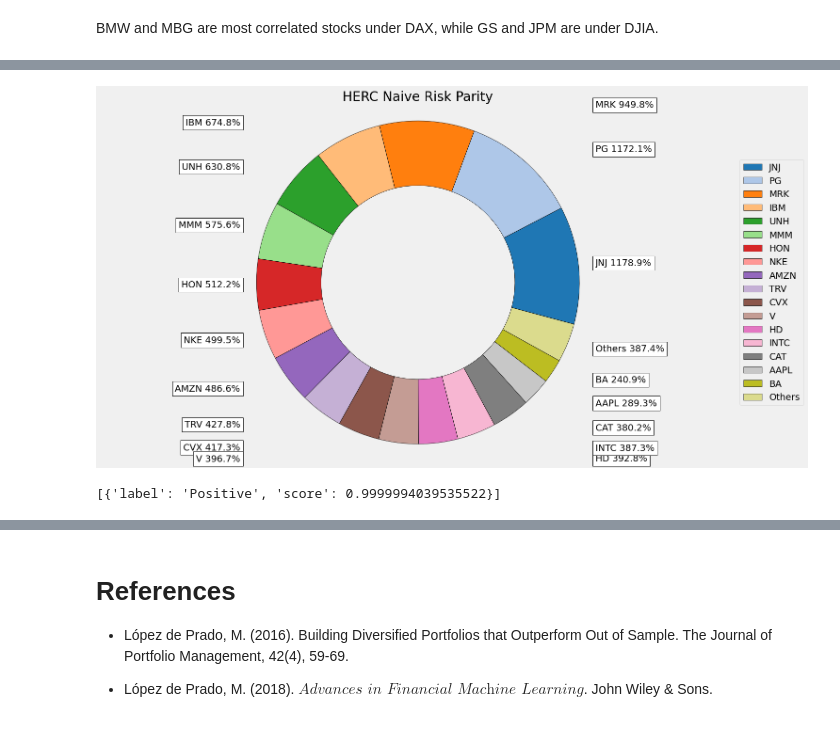
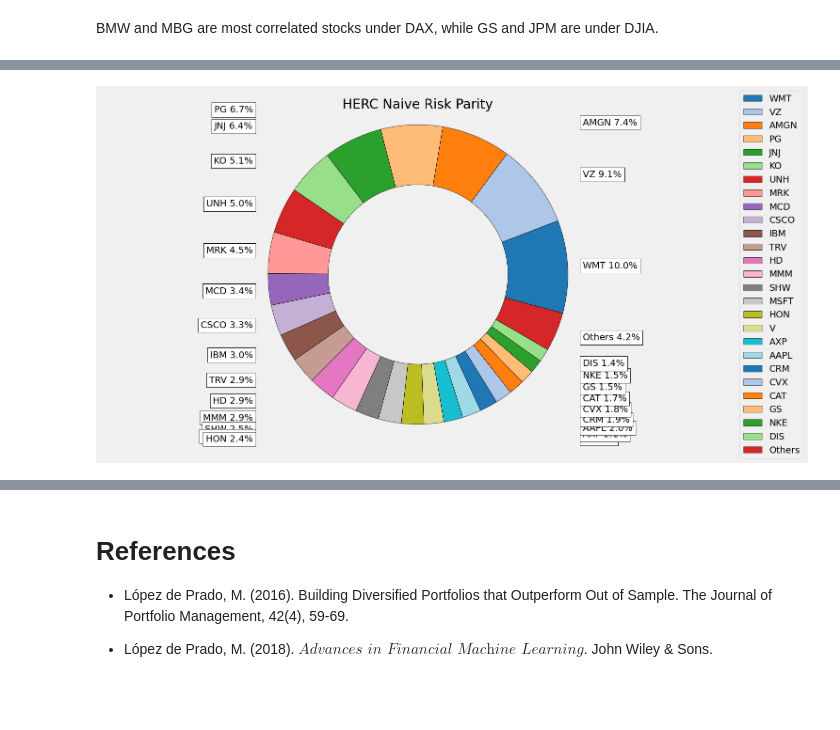
Before and after one commit to GildasTaliah/RiskBasedOptimz, a Jupyter notebook: PCAClustOptimzRets.ipynb, the cells around one changed output, grey strips where cells are left out. Cells and saved outputs as stored; diff of their text form; code cells hidden in the pictures; blank space fills up the shorter version.

```diff
--- a/PCAClustOptimzRets.ipynb
+++ b/PCAClustOptimzRets.ipynb
@@ -771,0 +777,4 @@ display(w.T)
+# %%
+# Functions to compute rolling return spread
+def max_min_spread(df: pd.DataFrame):
+  return df.max() - df.min()
@@ -771,0 +906,24 @@ display(w.T)
+# %%
+# DJIA
+clusters_us = pd.DataFrame({'labels': labels_us, 'column_name': kmeans_data_us.index}).sort_values(by = 'labels')
+
+
+# Group the labels
+clusters = clusters_us.groupby('labels')['column_name'].apply(list).to_dict()
+
+# Now for each cluster, compute an equally weighted portfolio
+# compute in-sample results for each cluster
+rets_clusters_is = {}
+for key, value in clusters.items():
+  data = Returns['DJIA-30'][value]
+  rets_clusters_is[key] = data.mean(axis = 1)
+  #print(key, value)
+print('Number of observation, In-Sample: ',len(Returns['DJIA-30']), '\n')
+
+# Compute and store clusters weights
+rets_clusters = {}
+for key, value in clusters.items():
+  data = Returns_test['DJIA-30'][value]
+  rets_clusters[key] = data.mean(axis = 1)
+  print(key, value)
+print('Number of observation, Out-Sample: ', len(Returns_test['DJIA-30']))
@@ -962,0 +1102,11 @@ np.transpose(W_df)
+# %%
+#HRP
+W  =   {key: HRP_w(returns) for key, returns in Returns.items()}
+W_de = W['DAX-40']
+W_de.column = 'DAX-40 Weights'
+
+
+W_us = W['DJIA-30']
+W_us.column = ['Ticker', 'DJIA-30 Weights']
+
+W_de.sort_values(ascending= False,  by=W_de.columns[0]).plot.bar(rot=45, figsize=(12, 5))
@@ -963,32 +1135,12 @@ np.transpose(W_df)
 # %%
-# Plotting the composition of the portfolio
-
-ax = rp.plot_pie(w=  W_df,
+# DJIA
+ax = rp.plot_pie(w=  W_us,
                  title='HERC Naive Risk Parity',
                  others=0.05,
                  nrow=25,
                  cmap="tab20",
                  height=8,
                  width=15,
                  ax=None)
 # %% [output]
-[figure, old version]
+[figure, new version]
-# %%
-#from transformers import BertTokenizer, BertForSequenceClassification
-#from transformers import pipeline
-
-# Load the FinBERT model and tokenizer from Hugging Face
-#tokenizer = BertTokenizer.from_pretrained('yiyanghkust/finbert-tone')
-#model = BertForSequenceClassification.from_pretrained('yiyanghkust/finbert-tone')
-
-# Initialize pipeline for sentiment analysis
-#nlp = pipeline("sentiment-analysis", model=model, tokenizer=tokenizer)
-
-# Analyze the sentiment of a financial text
-text = "The company's profits majorly increased this quarter, although expenses where higher!"
-#text = "The company's profits did not  increase this quarter, also expenses where high!"
-result = nlp(text)
-
-print(result)  # Output: [{'label': 'positive', 'score': 0.95}]
-# %% [output]
-[{'label': 'Positive', 'score': 0.9999994039535522}]
```
Also changed, not shown: parts of 129 cells of this notebook.
